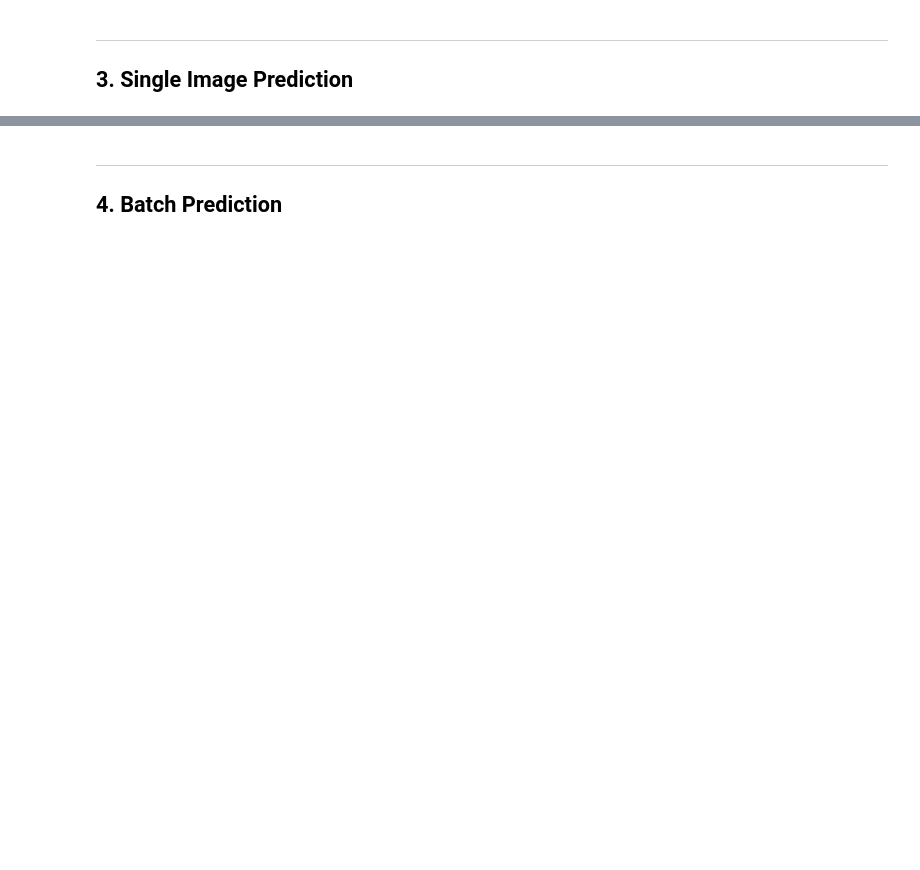
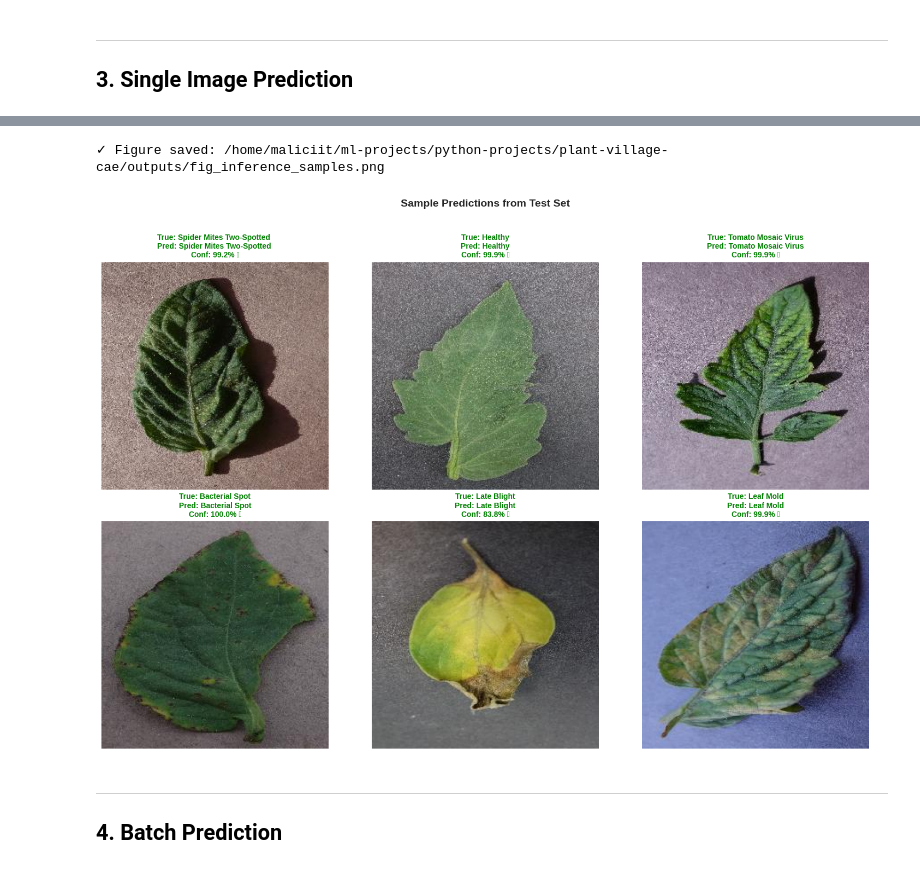
Before and after one commit to maliciit-sys/plant-village-cae, a Jupyter notebook: notebooks/04_Inference_Notebook.ipynb, the cells around one changed output, grey strips where cells are left out. Cells and saved outputs as stored; diff of their text form; code cells hidden in the pictures; blank space fills up the shorter version.

```diff
--- a/notebooks/04_Inference_Notebook.ipynb
+++ b/notebooks/04_Inference_Notebook.ipynb
@@ -535,56 +595,81 @@ def visualize_multiple_predictions(predictor, test_path, n_samples=6):
     """
     # Collect sample images from different classes
     samples = []
-    class_folders = list(test_path.iterdir())
+    class_folders = [f for f in test_path.iterdir() if f.is_dir()]
 
     np.random.seed(42)
-    for class_folder in np.random.choice(class_folders, min(n_samples, len(class_folders)), replace=False):
-        images = list(class_folder.glob('*.jpg'))
+    selected_folders = np.random.choice(class_folders, min(n_samples, len(class_folders)), replace=False)
+
+    for class_folder in selected_folders:
+        # Find images with various extensions
+        images = []
+        for ext in ['*.jpg', '*.JPG', '*.jpeg', '*.JPEG', '*.png', '*.PNG']:
+            images.extend(list(class_folder.glob(ext)))
+
         if images:
             samples.append({
                 'path': np.random.choice(images),
                 'true_label': class_folder.name.split('___')[-1].replace('_', ' ').title()
             })
 
+    if not samples:
+        print("⚠ No samples found!")
+        return
+
     # Create figure
     n_cols = 3
     n_rows = (len(samples) + n_cols - 1) // n_cols
     fig, axes = plt.subplots(n_rows, n_cols, figsize=(15, 5 * n_rows))
+
+    if n_rows == 1:
+        axes = axes.reshape(1, -1)
     axes = axes.flatten()
 
     for i, sample in enumerate(samples):
         # Predict
         result = predictor.predict(sample['path'])
 
         # Load image
         img = Image.open(sample['path'])
 
         # Display
         axes[i].imshow(img)
         axes[i].axis('off')
 
-        # Check if correct
-        is_correct = sample['true_label'].lower() in result['predicted_class'].lower() or \
-                     result['predicted_class'].lower() in sample['true_label'].lower()
+        # Check if correct (flexible matching)
+        true_clean = sample['true_label'].lower().replace(' ', '').replace('-', '')
+        pred_clean = result['predicted_class'].lower().replace(' ', '').replace('-', '')
+        is_correct = true_clean in pred_clean or pred_clean in true_clean
+
         color = 'green' if is_correct else 'red'
         symbol = '✓' if is_correct else '✗'
 
         axes[i].set_title(
-            f"True: {sample['true_label'][:20]}\n"
-            f"Pred: {result['predicted_class'][:20]} ({result['confidence']:.1%}) {symbol}",
-            fontsize=10, color=color
+            f"True: {sample['true_label'][:25]}\n"
+            f"Pred: {result['predicted_class'][:25]}\n"
+            f"Conf: {result['confidence']:.1%} {symbol}",
+            fontsize=10, color=color, fontweight='bold'
         )
 
     # Hide empty axes
-    for j in range(i + 1, len(axes)):
+    for j in range(len(samples), len(axes)):
         axes[j].set_visible(False)
 
     plt.suptitle('Sample Predictions from Test Set', fontsize=14, fontweight='bold', y=1.02)
     plt.tight_layout()
+
+    # Save figure
+    fig_path = PATHS.OUTPUTS / 'fig_inference_samples.png'
+    plt.savefig(fig_path, dpi=150, bbox_inches='tight', facecolor='white')
+    print(f"✓ Figure saved: {fig_path}")
+
     plt.show()
 
 # Visualize
 visualize_multiple_predictions(predictor, TEST_PATH, n_samples=6)
+# %% [output]
+✓ Figure saved: /home/maliciit/ml-projects/python-projects/plant-village-cae/outputs/fig_inference_samples.png
+[figure, added]
 # %% [markdown]
 ---
 
```
Also changed, not shown: parts of 12 cells of this notebook, 5 other files.
